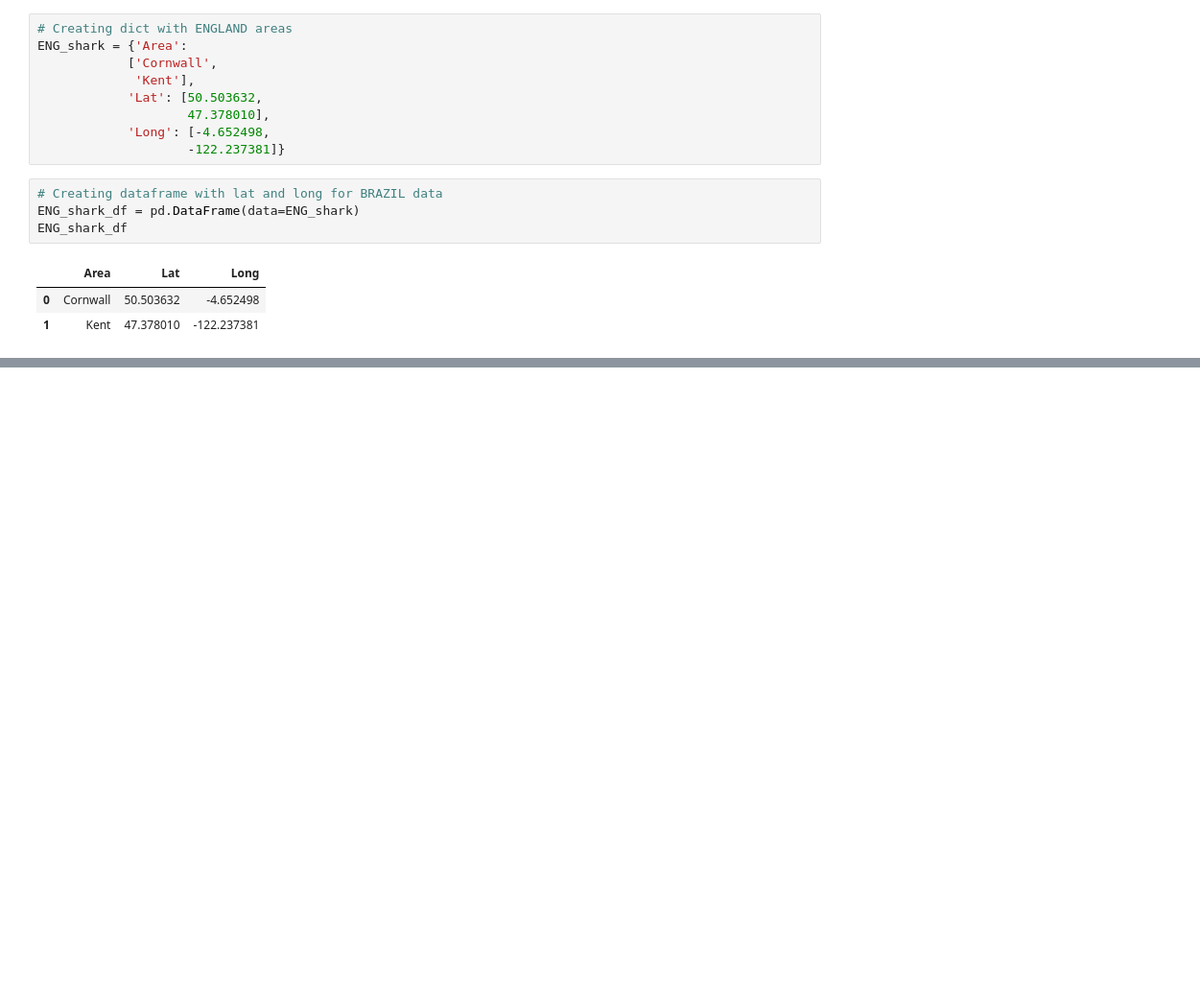
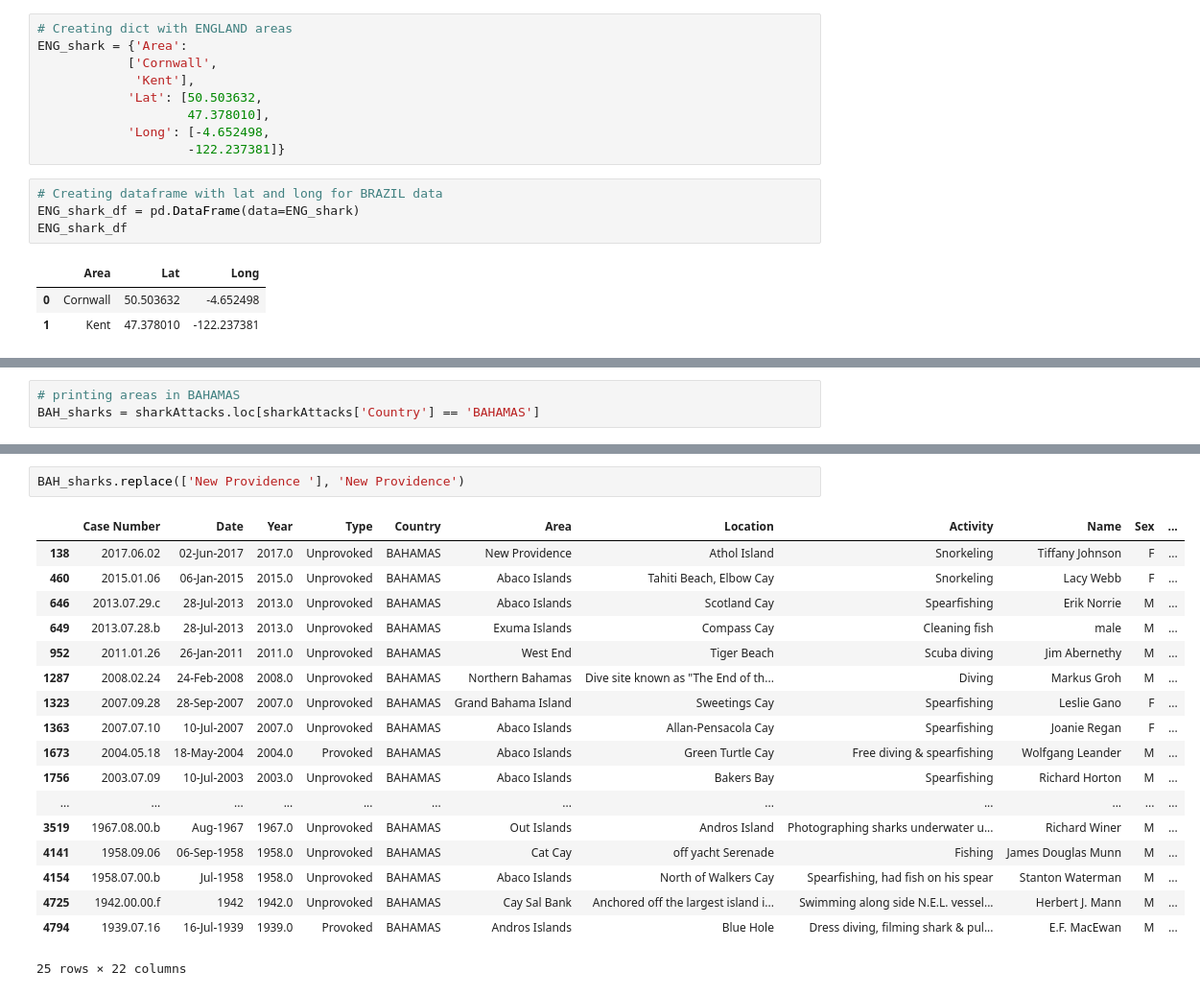
Before and after one commit to ajcipolle/sharkattack, a Jupyter notebook: Untitled.ipynb, the cells around one changed output, grey strips where cells are left out. Shown at 96% size. Drawn from its saved outputs; the diff is of its cells as text; blank space fills up the shorter version.

```diff
--- a/Untitled.ipynb
+++ b/Untitled.ipynb
@@ -385,0 +422,3 @@ ENG_shark_df
+# %%
+# printing areas in BAHAMAS
+BAH_sharks = sharkAttacks.loc[sharkAttacks['Country'] == 'BAHAMAS']
@@ -385,0 +433,21 @@ ENG_shark_df
+# %%
+BAH_sharks.replace(['New Providence '], 'New Providence')
+# %% [output]
+|  | Case Number | Date | Year | Type | Country | Area | Location | Activity | Name | Sex | ... |
+| 138 | 2017.06.02 | 02-Jun-2017 | 2017.0 | Unprovoked | BAHAMAS | New Providence | Athol Island | Snorkeling | Tiffany Johnson | F | ... |
+| 460 | 2015.01.06 | 06-Jan-2015 | 2015.0 | Unprovoked | BAHAMAS | Abaco Islands | Tahiti Beach, Elbow Cay | Snorkeling | Lacy Webb | F | ... |
+| 646 | 2013.07.29.c | 28-Jul-2013 | 2013.0 | Unprovoked | BAHAMAS | Abaco Islands | Scotland Cay | Spearfishing | Erik Norrie | M | ... |
+| 649 | 2013.07.28.b | 28-Jul-2013 | 2013.0 | Unprovoked | BAHAMAS | Exuma Islands | Compass Cay | Cleaning fish | male | M | ... |
+| 952 | 2011.01.26 | 26-Jan-2011 | 2011.0 | Unprovoked | BAHAMAS | West End | Tiger Beach | Scuba diving | Jim Abernethy | M | ... |
+| 1287 | 2008.02.24 | 24-Feb-2008 | 2008.0 | Unprovoked | BAHAMAS | Northern Bahamas | Dive site known as "The End of th... | Diving | Markus Groh | M | ... |
+| 1323 | 2007.09.28 | 28-Sep-2007 | 2007.0 | Unprovoked | BAHAMAS | Grand Bahama Island | Sweetings Cay | Spearfishing | Leslie Gano | F | ... |
+| 1363 | 2007.07.10 | 10-Jul-2007 | 2007.0 | Unprovoked | BAHAMAS | Abaco Islands | Allan-Pensacola Cay | Spearfishing | Joanie Regan | F | ... |
+| 1673 | 2004.05.18 | 18-May-2004 | 2004.0 | Provoked | BAHAMAS | Abaco Islands | Green Turtle Cay | Free diving & spearfishing | Wolfgang Leander | M | ... |
+| 1756 | 2003.07.09 | 10-Jul-2003 | 2003.0 | Unprovoked | BAHAMAS | Abaco Islands | Bakers Bay | Spearfishing | Richard Horton | M | ... |
+| ... | ... | ... | ... | ... | ... | ... | ... | ... | ... | ... | ... |
+| 3519 | 1967.08.00.b | Aug-1967 | 1967.0 | Unprovoked | BAHAMAS | Out Islands | Andros Island | Photographing sharks underwater u... | Richard Winer | M | ... |
+| 4141 | 1958.09.06 | 06-Sep-1958 | 1958.0 | Unprovoked | BAHAMAS | Cat Cay | off yacht Serenade | Fishing | James Douglas Munn | M | ... |
+| 4154 | 1958.07.00.b | Jul-1958 | 1958.0 | Unprovoked | BAHAMAS | Abaco Islands | North of Walkers Cay | Spearfishing, had fish on his spear | Stanton Waterman | M | ... |
+| 4725 | 1942.00.00.f | 1942 | 1942.0 | Unprovoked | BAHAMAS | Cay Sal Bank | Anchored off the largest island i... | Swimming along side N.E.L. vessel... | Herbert J. Mann | M | ... |
+| 4794 | 1939.07.16 | 16-Jul-1939 | 1939.0 | Provoked | BAHAMAS | Andros Islands | Blue Hole | Dress diving, filming shark & pul... | E.F. MacEwan | M | ... |
+25 rows × 22 columns
```
Also changed, not shown: parts of 19 cells of this notebook, 5 other files.
